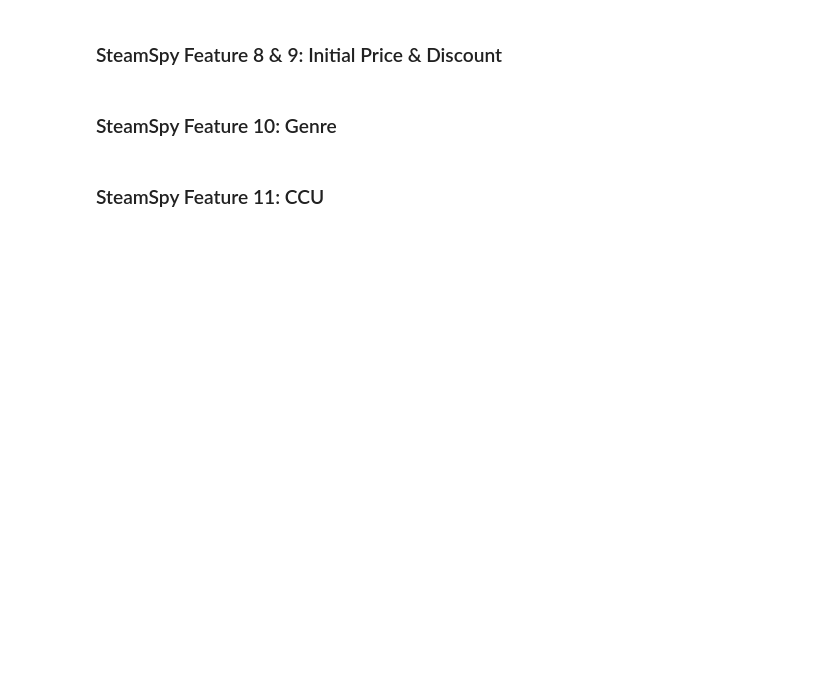
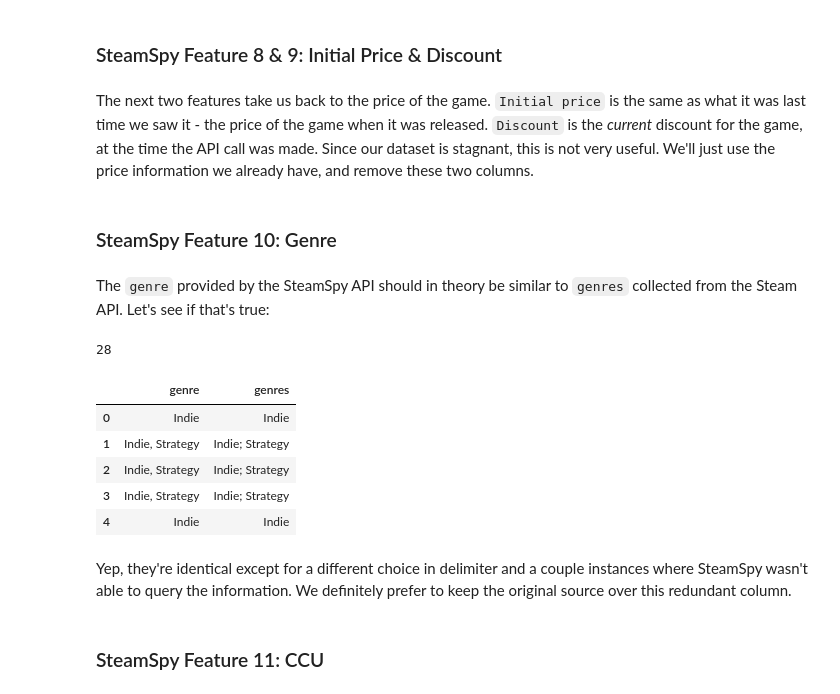
Before and after one commit to argwood/IndieP, a Jupyter notebook: IndieP_Data_Cleaning.ipynb, the cells around one changed output. Saved outputs shown, nothing was run; the diff lists cells and outputs as text; code cells hidden in the pictures; blank space fills up the shorter version.

```diff
--- a/IndieP_Data_Cleaning.ipynb
+++ b/IndieP_Data_Cleaning.ipynb
@@ -1249,3 +1255,5 @@ sns.countplot(y="owners", data=data_full);
 ### SteamSpy Features 6 & 7: Average and Median Playtimes
 # %% [markdown]
 The next four columns, `average_forever`, `average_2weeks`, `median_forever`, and `median_2weeks` are somewhat poorly named, but they give us information about how often a game is played. The `2weeks` versions give the amount the games have been played in the past 2 weeks, but since our data is stagnant and we have no plans to update this dataset every two weeks, this is much less useful than the overall average and median playtimes. We'll drop the `2weeks` versions and take a look at the lifetime versions. Note that the values provided are in units of `minutes`.
+# %%
+data_full = data_full.drop(columns=['average_2weeks','median_2weeks'])
@@ -1251,0 +1286,2 @@ The next four columns, `average_forever`, `average_2weeks`, `median_forever`, an
+# %%
+data_full.rename(columns={'average_forever':'average_playtime', 'median_forever':'median_playtime'},inplace=True)
@@ -1252,2 +1294,4 @@ The next four columns, `average_forever`, `average_2weeks`, `median_forever`, an
 # %% [markdown]
 ### SteamSpy Feature 8 & 9: Initial Price & Discount
+# %% [markdown]
+The next two features take us back to the price of the game. `Initial price` is the same as what it was last time we saw it - the price of the game when it was released. `Discount` is the *current* discount for the game, at the time the API call was made. Since our dataset is stagnant, this is not very useful. We'll just use the price information we already have, and remove these two columns.
@@ -1254,2 +1300,19 @@ The next four columns, `average_forever`, `average_2weeks`, `median_forever`, an
 # %% [markdown]
 ### SteamSpy Feature 10: Genre
+# %% [markdown]
+The `genre` provided by the SteamSpy API should in theory be similar to `genres` collected from the Steam API. Let's see if that's true:
+# %%
+data_full['genre'].isnull().sum()
+# %% [output]
+28
+# %%
+data_full[['genre', 'genres']].head()
+# %% [output]
+|  | genre | genres |
+| 0 | Indie | Indie |
+| 1 | Indie, Strategy | Indie; Strategy |
+| 2 | Indie, Strategy | Indie; Strategy |
+| 3 | Indie, Strategy | Indie; Strategy |
+| 4 | Indie | Indie |
+# %% [markdown]
+Yep, they're identical except for a different choice in delimiter and a couple instances where SteamSpy wasn't able to query the information. We definitely prefer to keep the original source over this redundant column.
```
Also changed, not shown: parts of 33 cells of this notebook, 1 other file.
